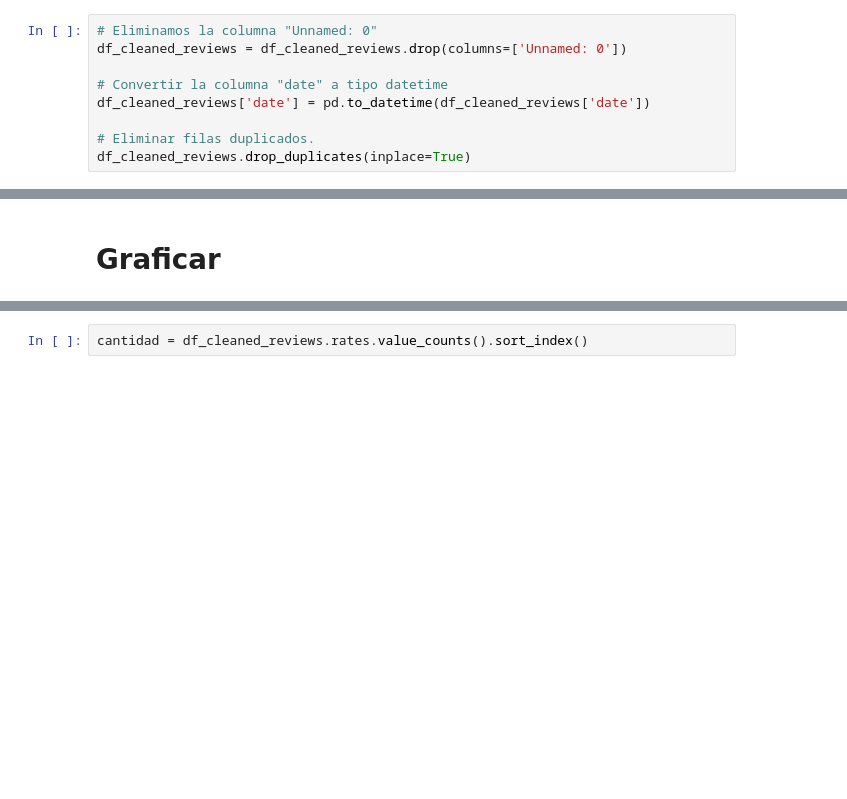
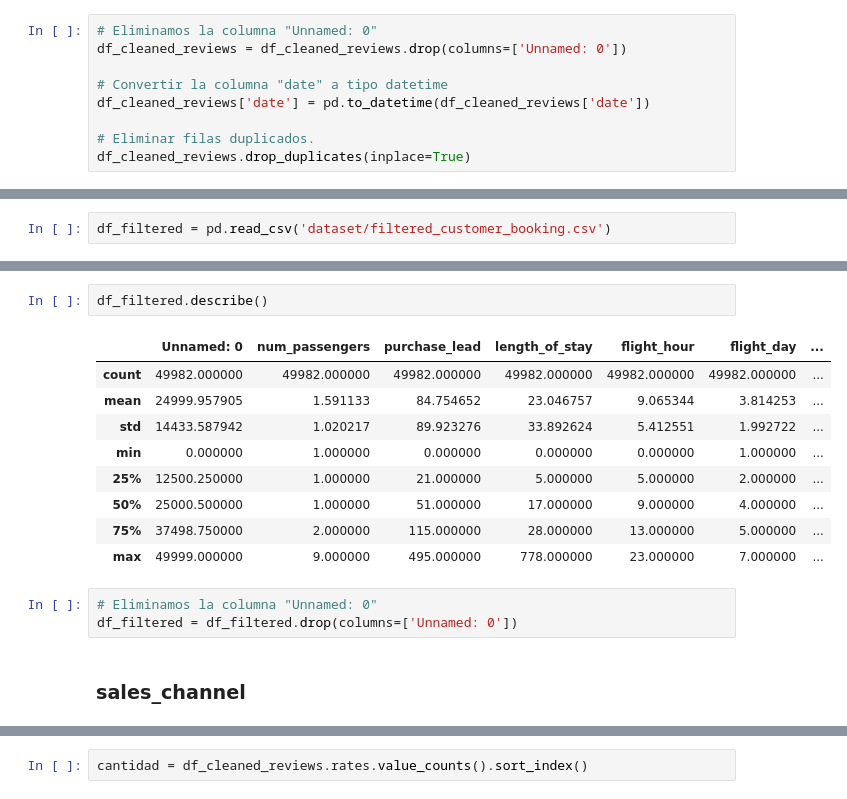
Before and after one commit to lcondoriz/tp1-orgaDatos, a Jupyter notebook: tp1.ipynb, the cells around one changed output, grey strips where cells are left out. Cells and saved outputs as stored; diff of their text form; blank space fills up the shorter version.

```diff
--- a/tp1.ipynb
+++ b/tp1.ipynb
@@ -46,0 +71,2 @@ df_cleaned_reviews.drop_duplicates(inplace=True)
+# %%
+df_filtered = pd.read_csv('dataset/filtered_customer_booking.csv')
@@ -47,2 +102,17 @@ df_cleaned_reviews.drop_duplicates(inplace=True)
+# %%
+df_filtered.describe()
+# %% [output]
+|  | Unnamed: 0 | num_passengers | purchase_lead | length_of_stay | flight_hour | flight_day | ... |
+| count | 49982.000000 | 49982.000000 | 49982.000000 | 49982.000000 | 49982.000000 | 49982.000000 | ... |
+| mean | 24999.957905 | 1.591133 | 84.754652 | 23.046757 | 9.065344 | 3.814253 | ... |
+| std | 14433.587942 | 1.020217 | 89.923276 | 33.892624 | 5.412551 | 1.992722 | ... |
+| min | 0.000000 | 1.000000 | 0.000000 | 0.000000 | 0.000000 | 1.000000 | ... |
+| 25% | 12500.250000 | 1.000000 | 21.000000 | 5.000000 | 5.000000 | 2.000000 | ... |
+| 50% | 25000.500000 | 1.000000 | 51.000000 | 17.000000 | 9.000000 | 4.000000 | ... |
+| 75% | 37498.750000 | 2.000000 | 115.000000 | 28.000000 | 13.000000 | 5.000000 | ... |
+| max | 49999.000000 | 9.000000 | 495.000000 | 778.000000 | 23.000000 | 7.000000 | ... |
+# %%
+# Eliminamos la columna "Unnamed: 0"
+df_filtered = df_filtered.drop(columns=['Unnamed: 0'])
 # %% [markdown]
-# Graficar
+### sales_channel
```
Also changed, not shown: parts of 22 cells of this notebook.
